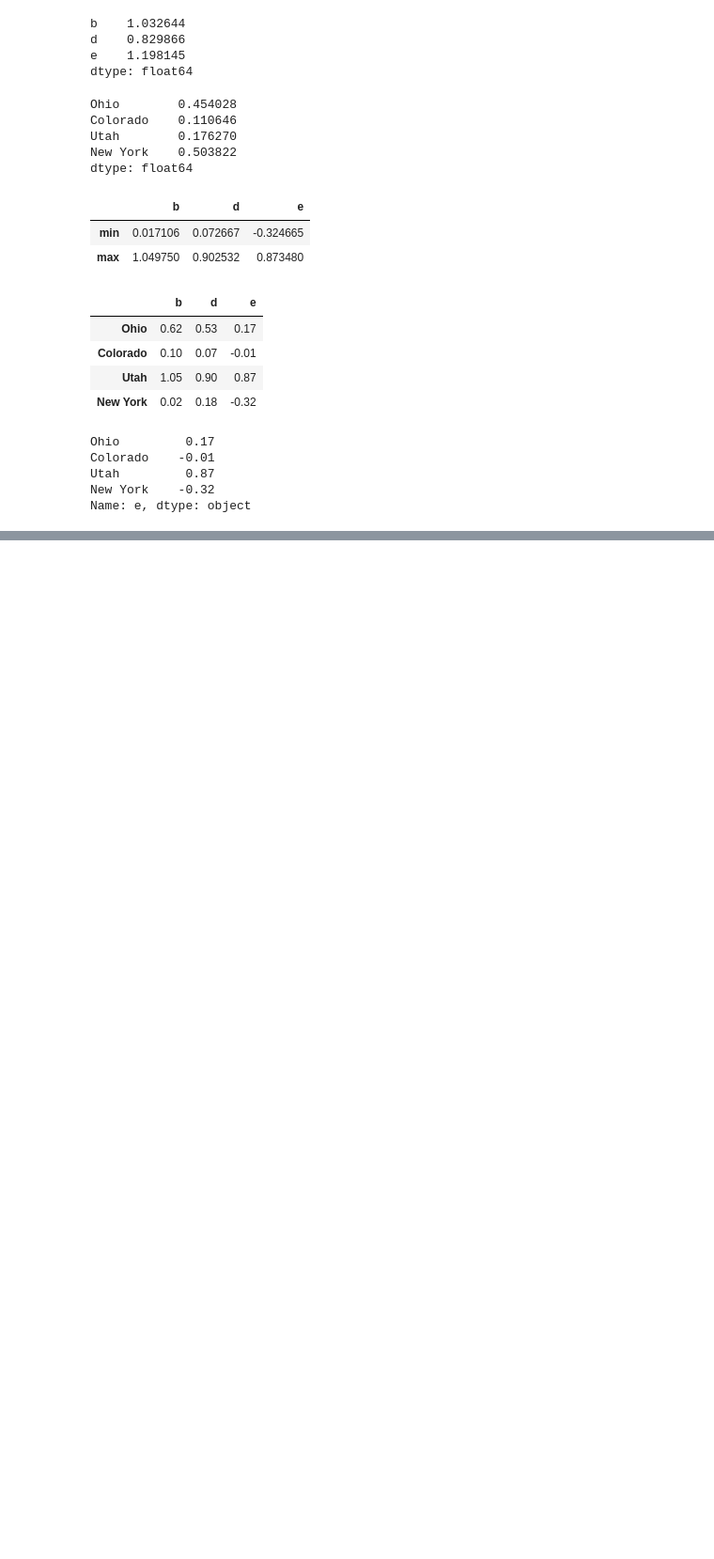
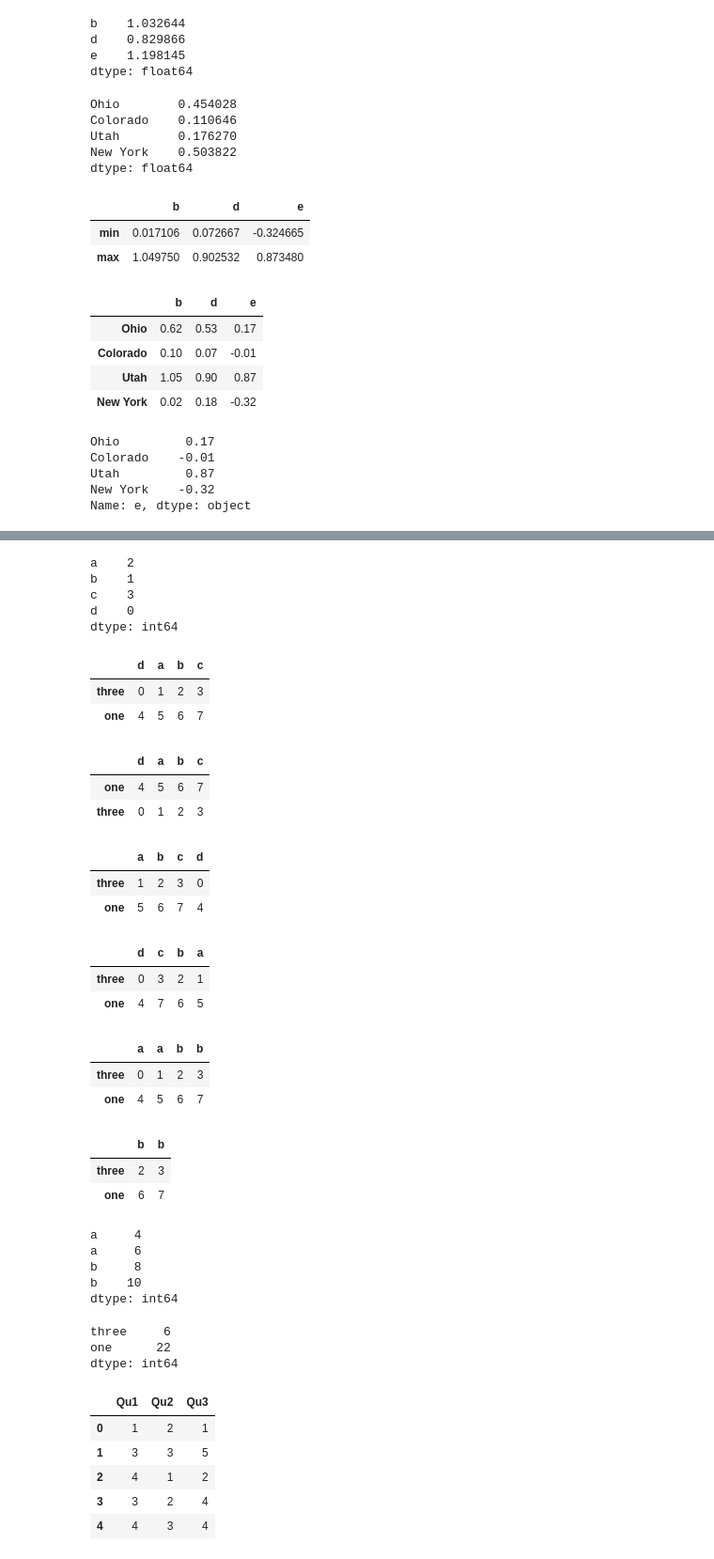
Before and after one commit to huiyanglu/Course_projects, a Jupyter notebook: Python_for_Data_Analysis/LearnPandas.ipynb, the cells around one changed output, grey strips where cells are left out. Shown at 94% size. Saved outputs shown, nothing was run; the diff lists cells and outputs as text; code cells hidden in the pictures; blank space fills up the shorter version.

```diff
--- a/Python_for_Data_Analysis/LearnPandas.ipynb
+++ b/Python_for_Data_Analysis/LearnPandas.ipynb
@@ -421,0 +432,72 @@ Name: e, dtype: object
+# %%
+obj.sort_index()
+# %% [output]
+a    2
+b    1
+c    3
+d    0
+dtype: int64
+# %%
+frame = DataFrame(np.arange(8).reshape((2,4)),index=['three','one'],columns=['d','a','b','c'])
+frame
+# %% [output]
+|  | d | a | b | c |
+| three | 0 | 1 | 2 | 3 |
+| one | 4 | 5 | 6 | 7 |
+# %%
+frame.sort_index()
+# %% [output]
+|  | d | a | b | c |
+| one | 4 | 5 | 6 | 7 |
+| three | 0 | 1 | 2 | 3 |
+# %%
+frame.sort_index(axis=1)
+# %% [output]
+|  | a | b | c | d |
+| three | 1 | 2 | 3 | 0 |
+| one | 5 | 6 | 7 | 4 |
+# %%
+frame.sort_index(axis=1,ascending=False)
+# %% [output]
+|  | d | c | b | a |
+| three | 0 | 3 | 2 | 1 |
+| one | 4 | 7 | 6 | 5 |
+# %%
+frame2 = DataFrame(np.arange(8).reshape((2,4)),index=['three','one'],columns=['a','a','b','b'])
+frame2
+# %% [output]
+|  | a | a | b | b |
+| three | 0 | 1 | 2 | 3 |
+| one | 4 | 5 | 6 | 7 |
+# %%
+frame2['b']
+# %% [output]
+|  | b | b |
+| three | 2 | 3 |
+| one | 6 | 7 |
+# %%
+frame2.sum()
+# %% [output]
+a     4
+a     6
+b     8
+b    10
+dtype: int64
+# %%
+frame2.sum(axis=1)
+# %% [output]
+three     6
+one      22
+dtype: int64
+# %%
+data = DataFrame({'Qu1':[1,3,4,3,4],
+                 'Qu2':[2,3,1,2,3],
+                 'Qu3':[1,5,2,4,4]})
+data
+# %% [output]
+|  | Qu1 | Qu2 | Qu3 |
+| 0 | 1 | 2 | 1 |
+| 1 | 3 | 3 | 5 |
+| 2 | 4 | 1 | 2 |
+| 3 | 3 | 2 | 4 |
+| 4 | 4 | 3 | 4 |
```
Also changed, not shown: parts of 9 cells of this notebook, 3 other files.
